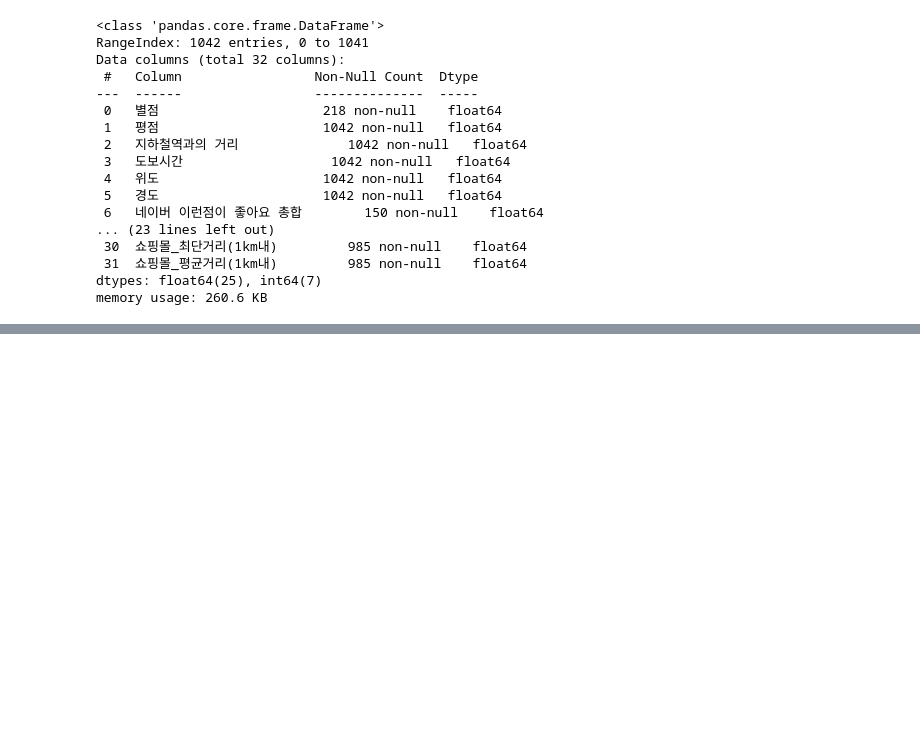
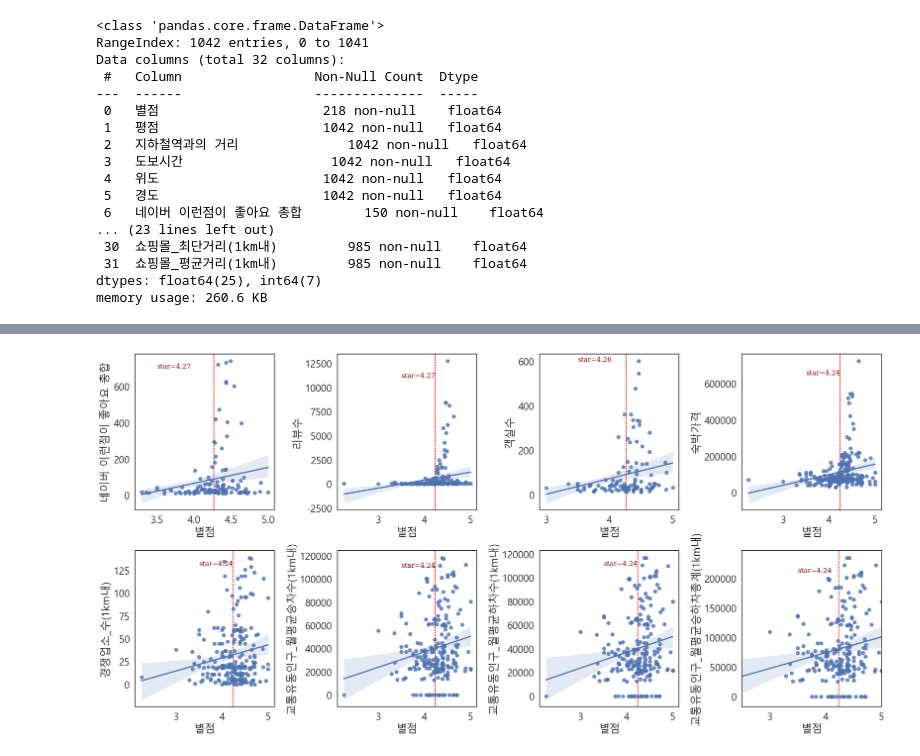
Before and after one commit to manki8908/Project_TJ_EDA_202305, a Jupyter notebook: data_anl/src/네이버 야놀자 병합 전처리.ipynb, the cells around one changed output, grey strips where cells are left out. Saved outputs shown, nothing was run; the diff lists cells and outputs as text; code cells hidden in the pictures; blank space fills up the shorter version.

```diff
--- a/data_anl/src/네이버 야놀자 병합 전처리.ipynb
+++ b/data_anl/src/네이버 야놀자 병합 전처리.ipynb
@@ -137,0 +210,85 @@ AttributeError: 'Axes' object has no attribute 'savefig'
+# %%
+# 개별 scatter plot
+fig, ax = plt.subplots(2, 4, figsize=(20, 10))
+
+sel1 = sel_continuous_var[['네이버 이런점이 좋아요 총합','별점']]
+sel1.dropna(inplace=True)
+sel2 = sel_continuous_var[['리뷰수','별점']]
+sel2.dropna(inplace=True)
+sel3 = sel_continuous_var[['객실수','별점']]
+sel3.dropna(inplace=True)
+sel4 = sel_continuous_var[['숙박가격','별점']]
+sel4.dropna(inplace=True)
+sel5 = sel_continuous_var[['경쟁업소_수(1km내)','별점']]
+sel5.dropna(inplace=True)
+sel6 = sel_continuous_var[['교통유동인구_월평균승차수(1km내)','별점']]
+sel6.dropna(inplace=True)
+sel7 = sel_continuous_var[['교통유동인구_월평균하차수(1km내)','별점']]
+sel7.dropna(inplace=True)
+sel8 = sel_continuous_var[['교통유동인구_월평균승하차총계(1km내)','별점']]
+sel8.dropna(inplace=True)
+
+font1 = {'family': 'serif',
+      'color':  'darkred',
+      'weight': 'normal',
+      'size': 12}
+font2 = {'family': 'serif',
+      'color':  'darkblue',
+      'weight': 'normal',
+      'size': 12}
+
+
+g1 = sns.regplot(x=sel1['별점'], y=sel1['네이버 이런점이 좋아요 총합'], ax=ax[0,0])
+ax[0,0].axvline(x=sel1['별점'].mean(),color="red", dashes=(2, 1), zorder=0)
+ax[0,0].text(3.5, 700, f'star={sel1["별점"].mean():.2f}', fontdict=font1)
+#ax[0,0].text(2.5, 700, f"R={cor_matrix['별점']['네이버 이런점이 좋아요 총합']:.2f}", fontdict=font2)
+plt.xlim(2.5,5)
+
+g2 = sns.regplot(x=sel2['별점'], y=sel2['리뷰수'], ax=ax[0,1])
+ax[0,1].axvline(x=sel2['별점'].mean(),color="red", dashes=(2, 1), zorder=0)
+ax[0,1].text(3.5, 11000, f'star={sel1["별점"].mean():.2f}', fontdict=font1)
+#ax[0,1].text(2.5, 11000, f"R={cor_matrix['별점']['리뷰수']:.2f}", fontdict=font2)
+plt.xlim(2.5,5)
+
+g3 = sns.regplot(x=sel3['별점'], y=sel3['객실수'], ax=ax[0,2])
+ax[0,2].axvline(x=sel3['별점'].mean(),color="red", dashes=(2, 1), zorder=0)
+ax[0,2].text(3.5, 600, f'star={sel3["별점"].mean():.2f}', fontdict=font1)
+#ax[0,2].text(2.5, 600, f"R={cor_matrix['별점']['객실수']:.2f}", fontdict=font2)
+plt.xlim(2.5,5)
+
+
+g4 = sns.regplot(x=sel4['별점'], y=sel4['숙박가격'], ax=ax[0,3])
+ax[0,3].axvline(x=sel4['별점'].mean(),color="red", dashes=(2, 1), zorder=0)
+ax[0,3].text(3.5, 650000, f'star={sel4["별점"].mean():.2f}', fontdict=font1)
+#ax[0,3].text(2.5, 650000, f"R={cor_matrix['별점']['숙박가격']:.2f}", fontdict=font2)
+plt.xlim(2.5,5)
+
+g5 = sns.regplot(x=sel5['별점'], y=sel5['경쟁업소_수(1km내)'], ax=ax[1,0])
+ax[1,0].axvline(x=sel5['별점'].mean(),color="red", dashes=(2, 1), zorder=0)
+ax[1,0].text(3.5, 130, f'star={sel5["별점"].mean():.2f}', fontdict=font1)
+#ax[1,0].text(2.5, 130, f"R={cor_matrix['별점']['경쟁업소_수(1km내)']:.2f}", fontdict=font2)
+plt.xlim(2.5,5)
+
+g6 = sns.regplot(x=sel6['별점'], y=sel6['교통유동인구_월평균승차수(1km내)'], ax=ax[1,1])
+ax[1,1].axvline(x=sel6['별점'].mean(),color="red", dashes=(2, 1), zorder=0)
+ax[1,1].text(3.5, 110000, f'star={sel6["별점"].mean():.2f}', fontdict=font1)
+#ax[1,1].text(2.5, 110000, f"R={cor_matrix['별점']['교통유동인구_월평균승차수(1km내)']:.2f}", fontdict=font2)
+plt.xlim(2.5,5)
+
+
+g7 = sns.regplot(x=sel7['별점'], y=sel7['교통유동인구_월평균하차수(1km내)'], ax=ax[1,2])
+ax[1,2].axvline(x=sel7['별점'].mean(),color="red", dashes=(2, 1), zorder=0)
+ax[1,2].text(3.5, 110000, f'star={sel7["별점"].mean():.2f}', fontdict=font1)
+#ax[1,2].text(2.5, 110000, f"R={cor_matrix['별점']['교통유동인구_월평균하차수(1km내)']:.2f}", fontdict=font2)
+plt.xlim(2.5,5)
+
+g8 = sns.regplot(x=sel8['별점'], y=sel8['교통유동인구_월평균승하차총계(1km내)'], ax=ax[1,3])
+ax[1,3].axvline(x=sel8['별점'].mean(),color="red", dashes=(2, 1), zorder=0)
+ax[1,3].text(3.5, 210000, f'star={sel8["별점"].mean():.2f}', fontdict=font1)
+#ax[1,3].text(2.5, 210000, f"R={cor_matrix['별점']['교통유동인구_월평균승하차총계(1km내)']:.2f}", fontdict=font2)
+plt.xlim(2.5,5)
+
+
+
+fig.tight_layout()
+# %% [output]
@@ -137,0 +312 @@ AttributeError: 'Axes' object has no attribute 'savefig'
+[figure, added]
```
Also changed, not shown: parts of 9 cells of this notebook, 1 other file.
